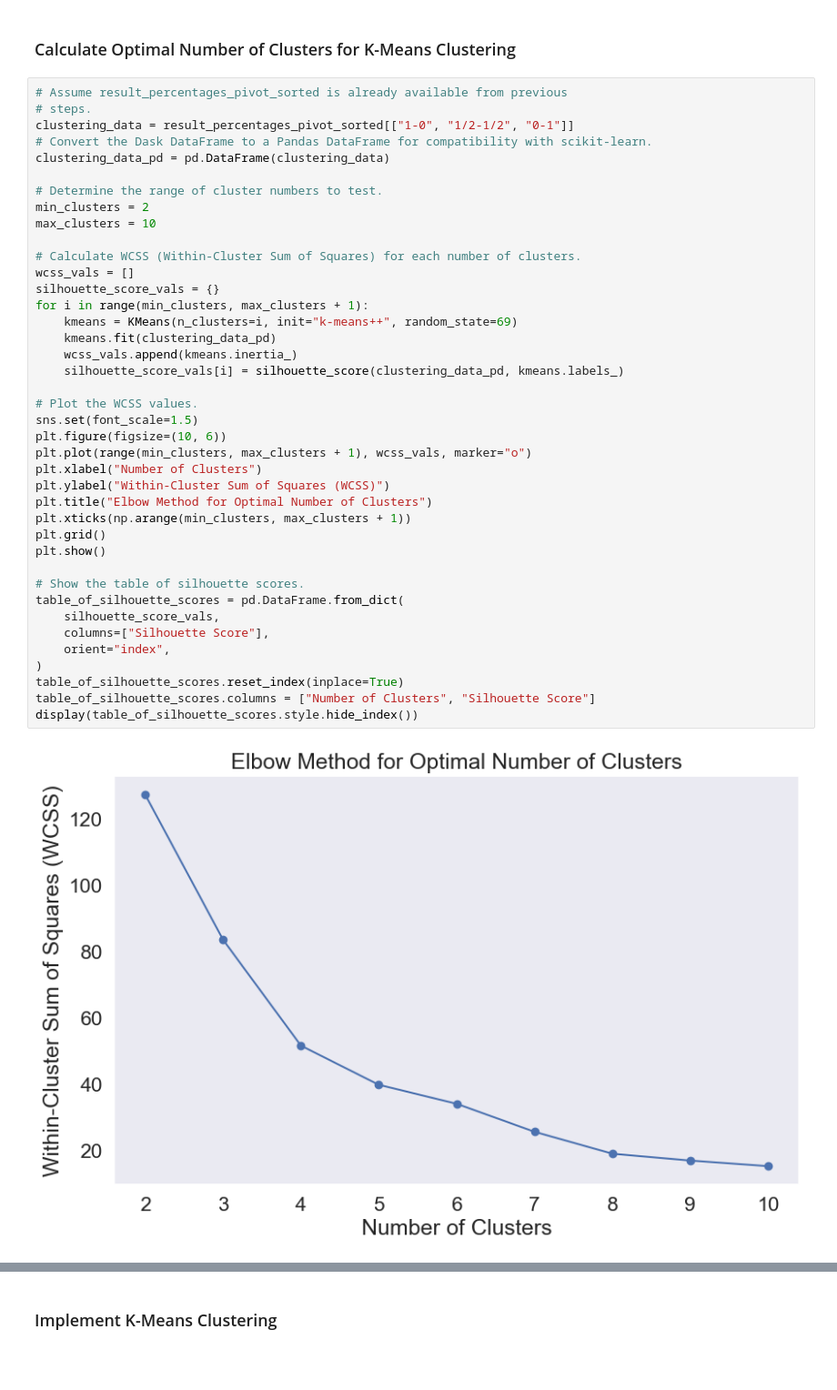
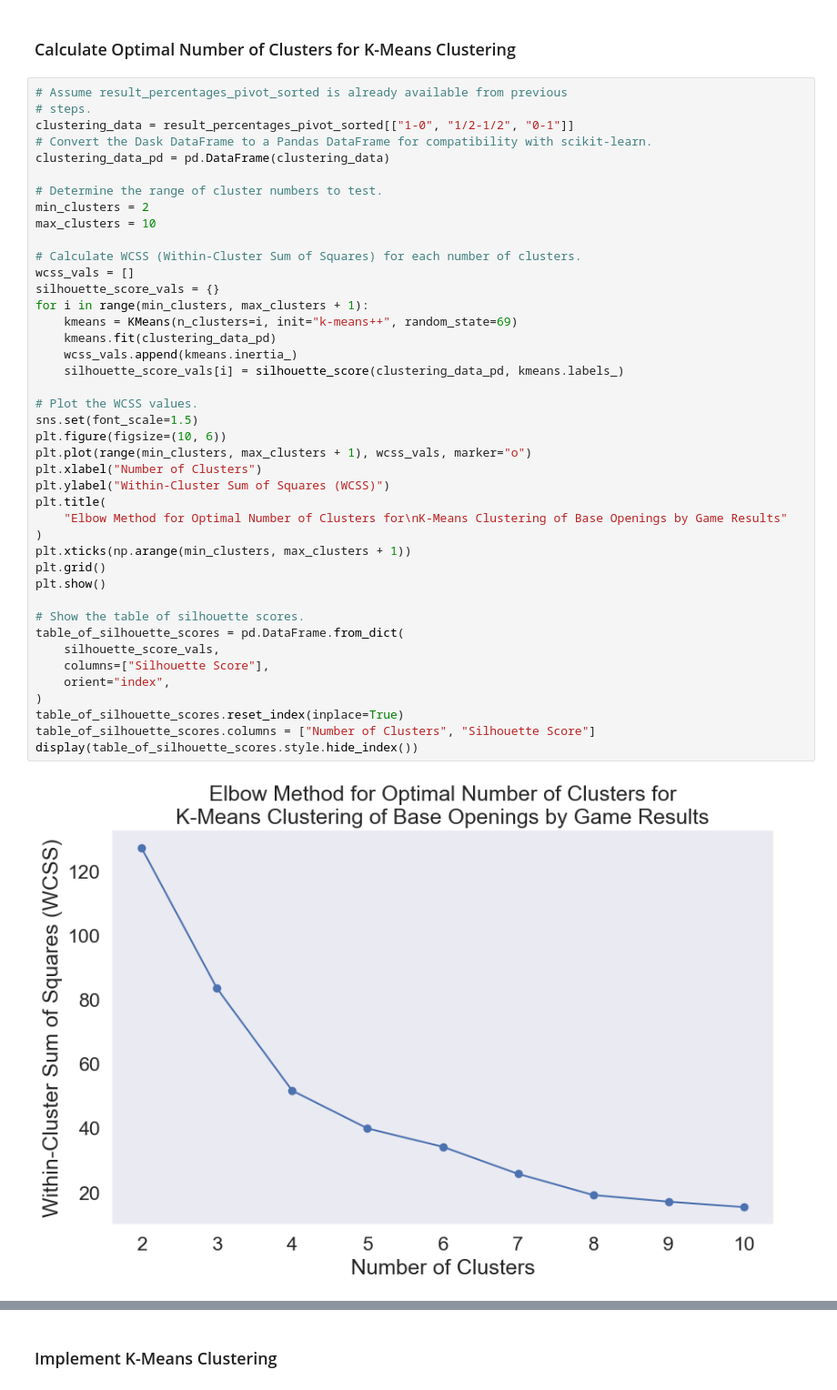
Before and after one commit to IsaacCheng9/machine-learning-in-chess, a Jupyter notebook: src/analyse_chess_data.ipynb, the cells around one changed output, grey strips where cells are left out. Shown at 91% size. Cells and saved outputs as stored; diff of their text form; blank space fills up the shorter version.

```diff
--- a/src/analyse_chess_data.ipynb
+++ b/src/analyse_chess_data.ipynb
@@ -1867,35 +1867,37 @@ max_clusters = 10
 
 # Calculate WCSS (Within-Cluster Sum of Squares) for each number of clusters.
 wcss_vals = []
 silhouette_score_vals = {}
 for i in range(min_clusters, max_clusters + 1):
     kmeans = KMeans(n_clusters=i, init="k-means++", random_state=69)
     kmeans.fit(clustering_data_pd)
     wcss_vals.append(kmeans.inertia_)
     silhouette_score_vals[i] = silhouette_score(clustering_data_pd, kmeans.labels_)
 
 # Plot the WCSS values.
 sns.set(font_scale=1.5)
 plt.figure(figsize=(10, 6))
 plt.plot(range(min_clusters, max_clusters + 1), wcss_vals, marker="o")
 plt.xlabel("Number of Clusters")
 plt.ylabel("Within-Cluster Sum of Squares (WCSS)")
-plt.title("Elbow Method for Optimal Number of Clusters")
+plt.title(
+    "Elbow Method for Optimal Number of Clusters for\nK-Means Clustering of Base Openings by Game Results"
+)
 plt.xticks(np.arange(min_clusters, max_clusters + 1))
 plt.grid()
 plt.show()
 
 # Show the table of silhouette scores.
 table_of_silhouette_scores = pd.DataFrame.from_dict(
     silhouette_score_vals,
     columns=["Silhouette Score"],
     orient="index",
 )
 table_of_silhouette_scores.reset_index(inplace=True)
 table_of_silhouette_scores.columns = ["Number of Clusters", "Silhouette Score"]
 display(table_of_silhouette_scores.style.hide_index())
 # %% [output]
-[figure, old version]
+[figure, new version]
 | Number of Clusters | Silhouette Score |
 | 2 | 0.513355 |
 | 3 | 0.441060 |
```
Also changed, not shown: parts of 3 cells of this notebook, 6 other files.
